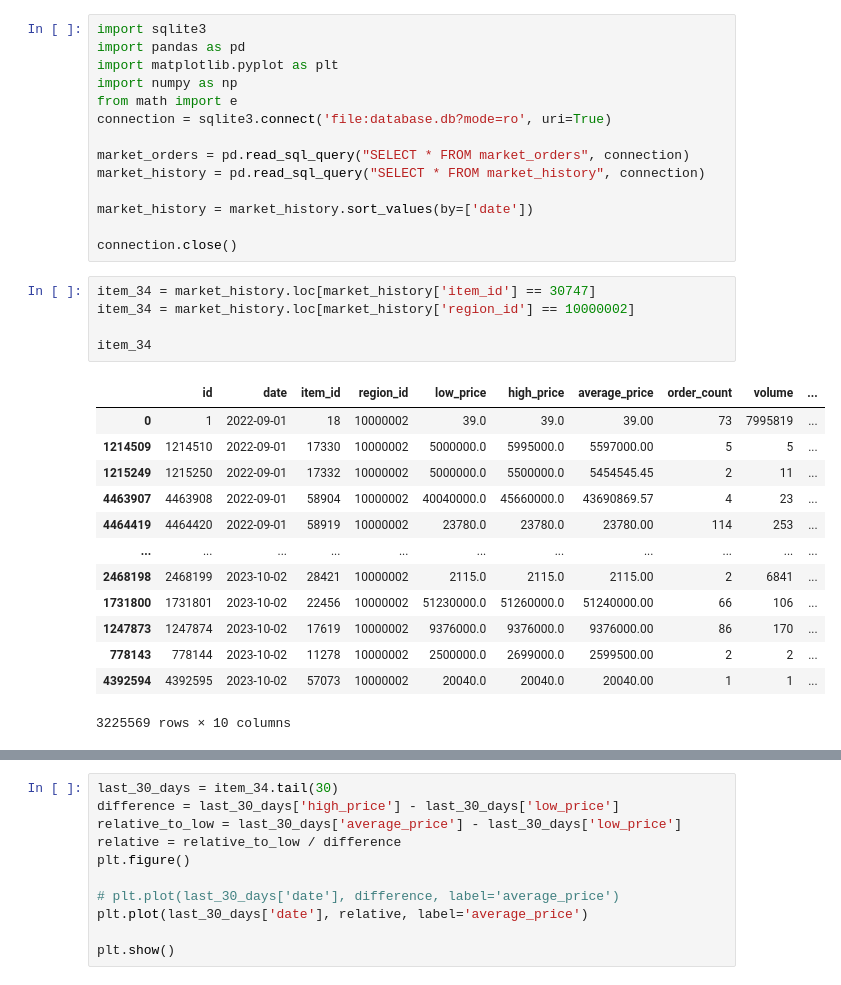
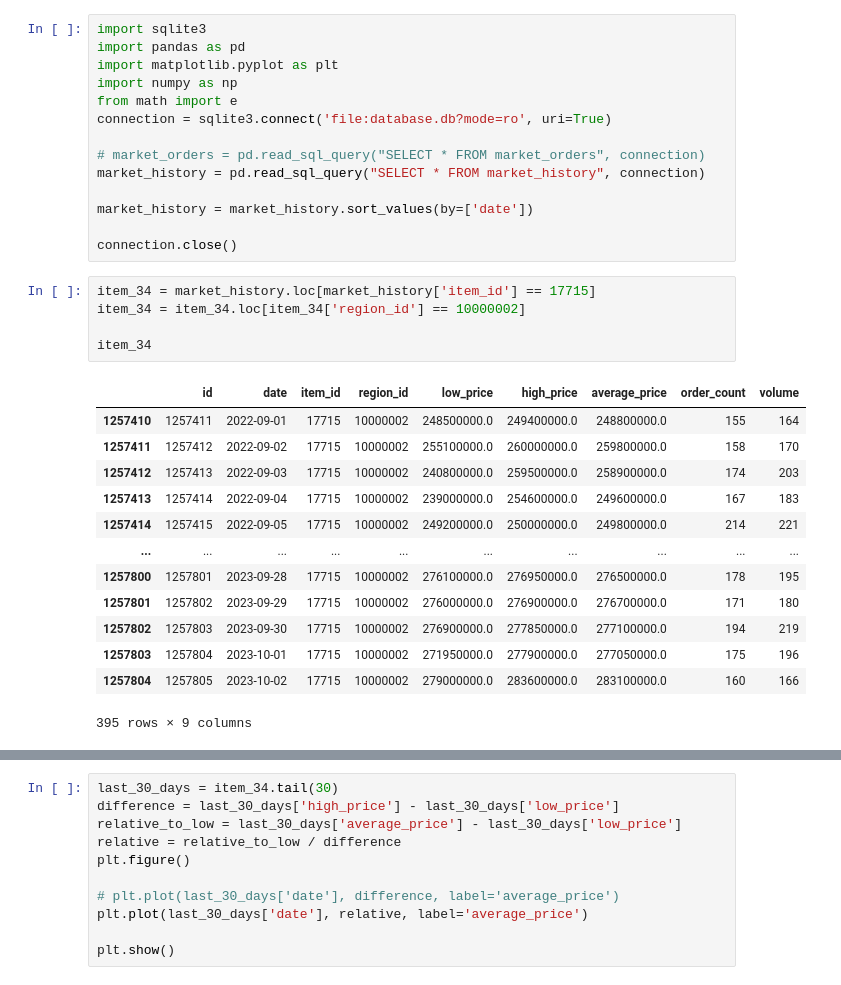
Before and after one commit to BlockCat/eve_noice2, a Jupyter notebook: playing.ipynb, the cells around one changed output, grey strips where cells are left out. Drawn from its saved outputs; the diff is of its cells as text.

```diff
--- a/playing.ipynb
+++ b/playing.ipynb
@@ -6,31 +6,31 @@ import numpy as np
 from math import e
 connection = sqlite3.connect('file:database.db?mode=ro', uri=True)
 
-market_orders = pd.read_sql_query("SELECT * FROM market_orders", connection)
+# market_orders = pd.read_sql_query("SELECT * FROM market_orders", connection)
 market_history = pd.read_sql_query("SELECT * FROM market_history", connection)
 
 market_history = market_history.sort_values(by=['date'])
 
 connection.close()
 # %%
-item_34 = market_history.loc[market_history['item_id'] == 30747]
-item_34 = market_history.loc[market_history['region_id'] == 10000002]
+item_34 = market_history.loc[market_history['item_id'] == 17715]
+item_34 = item_34.loc[item_34['region_id'] == 10000002]
 
 item_34
 # %% [output]
-|  | id | date | item_id | region_id | low_price | high_price | average_price | order_count | volume | ... |
-| 0 | 1 | 2022-09-01 | 18 | 10000002 | 39.0 | 39.0 | 39.00 | 73 | 7995819 | ... |
-| 1214509 | 1214510 | 2022-09-01 | 17330 | 10000002 | 5000000.0 | 5995000.0 | 5597000.00 | 5 | 5 | ... |
-| 1215249 | 1215250 | 2022-09-01 | 17332 | 10000002 | 5000000.0 | 5500000.0 | 5454545.45 | 2 | 11 | ... |
-| 4463907 | 4463908 | 2022-09-01 | 58904 | 10000002 | 40040000.0 | 45660000.0 | 43690869.57 | 4 | 23 | ... |
-| 4464419 | 4464420 | 2022-09-01 | 58919 | 10000002 | 23780.0 | 23780.0 | 23780.00 | 114 | 253 | ... |
-| ... | ... | ... | ... | ... | ... | ... | ... | ... | ... | ... |
-| 2468198 | 2468199 | 2023-10-02 | 28421 | 10000002 | 2115.0 | 2115.0 | 2115.00 | 2 | 6841 | ... |
-| 1731800 | 1731801 | 2023-10-02 | 22456 | 10000002 | 51230000.0 | 51260000.0 | 51240000.00 | 66 | 106 | ... |
-| 1247873 | 1247874 | 2023-10-02 | 17619 | 10000002 | 9376000.0 | 9376000.0 | 9376000.00 | 86 | 170 | ... |
-| 778143 | 778144 | 2023-10-02 | 11278 | 10000002 | 2500000.0 | 2699000.0 | 2599500.00 | 2 | 2 | ... |
-| 4392594 | 4392595 | 2023-10-02 | 57073 | 10000002 | 20040.0 | 20040.0 | 20040.00 | 1 | 1 | ... |
+|  | id | date | item_id | region_id | low_price | high_price | average_price | order_count | volume |
+| 1257410 | 1257411 | 2022-09-01 | 17715 | 10000002 | 248500000.0 | 249400000.0 | 248800000.0 | 155 | 164 |
+| 1257411 | 1257412 | 2022-09-02 | 17715 | 10000002 | 255100000.0 | 260000000.0 | 259800000.0 | 158 | 170 |
+| 1257412 | 1257413 | 2022-09-03 | 17715 | 10000002 | 240800000.0 | 259500000.0 | 258900000.0 | 174 | 203 |
+| 1257413 | 1257414 | 2022-09-04 | 17715 | 10000002 | 239000000.0 | 254600000.0 | 249600000.0 | 167 | 183 |
+| 1257414 | 1257415 | 2022-09-05 | 17715 | 10000002 | 249200000.0 | 250000000.0 | 249800000.0 | 214 | 221 |
+| ... | ... | ... | ... | ... | ... | ... | ... | ... | ... |
+| 1257800 | 1257801 | 2023-09-28 | 17715 | 10000002 | 276100000.0 | 276950000.0 | 276500000.0 | 178 | 195 |
+| 1257801 | 1257802 | 2023-09-29 | 17715 | 10000002 | 276000000.0 | 276900000.0 | 276700000.0 | 171 | 180 |
+| 1257802 | 1257803 | 2023-09-30 | 17715 | 10000002 | 276900000.0 | 277850000.0 | 277100000.0 | 194 | 219 |
+| 1257803 | 1257804 | 2023-10-01 | 17715 | 10000002 | 271950000.0 | 277900000.0 | 277050000.0 | 175 | 196 |
+| 1257804 | 1257805 | 2023-10-02 | 17715 | 10000002 | 279000000.0 | 283600000.0 | 283100000.0 | 160 | 166 |
-3225569 rows × 10 columns
+395 rows × 9 columns
 # %%
 last_30_days = item_34.tail(30)
 rolling_7 = item_34['average_price'].rolling(7).mean().tail(30)
```
Also changed, not shown: parts of 1 cell of this notebook, 3 other files.
